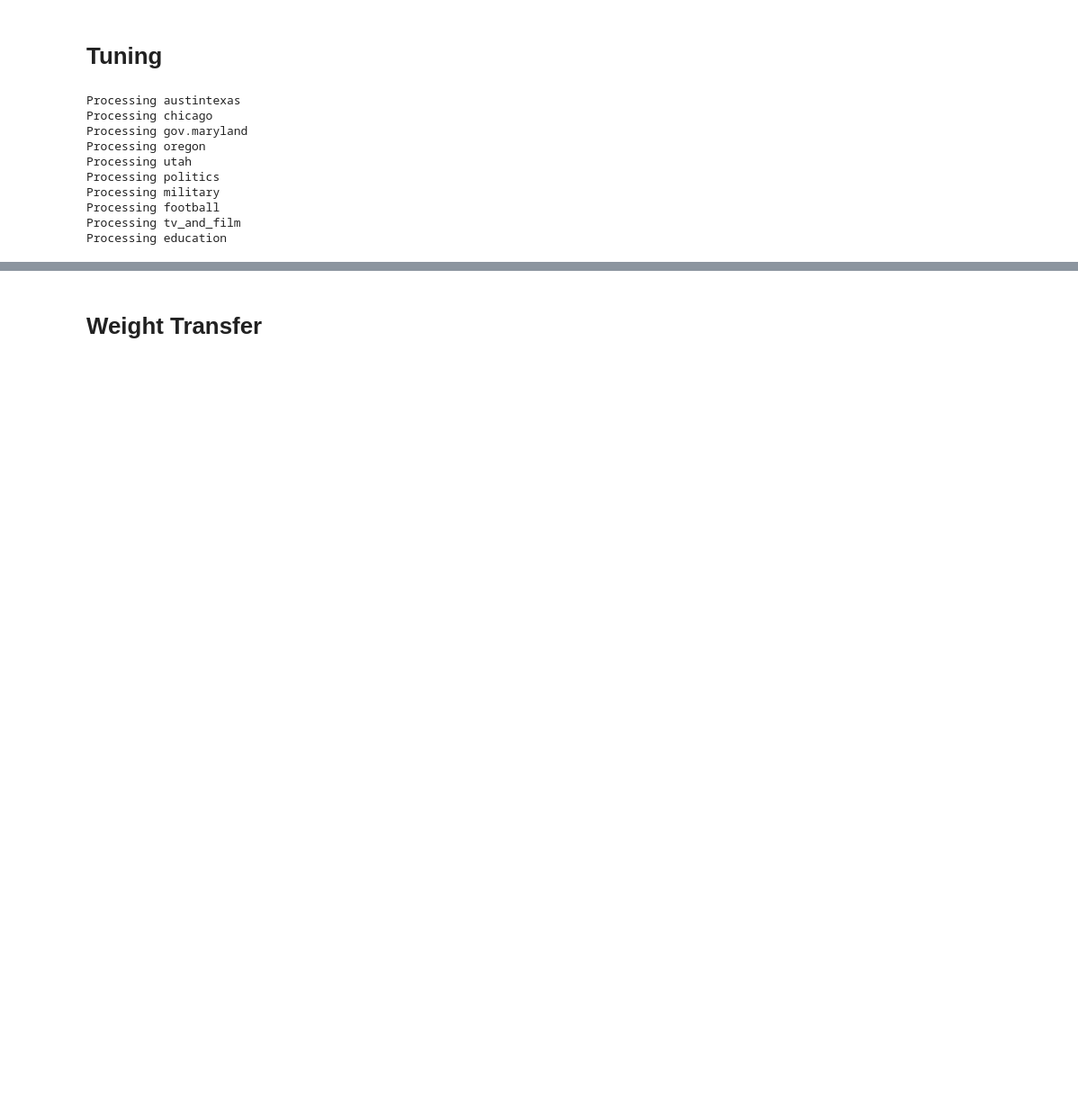
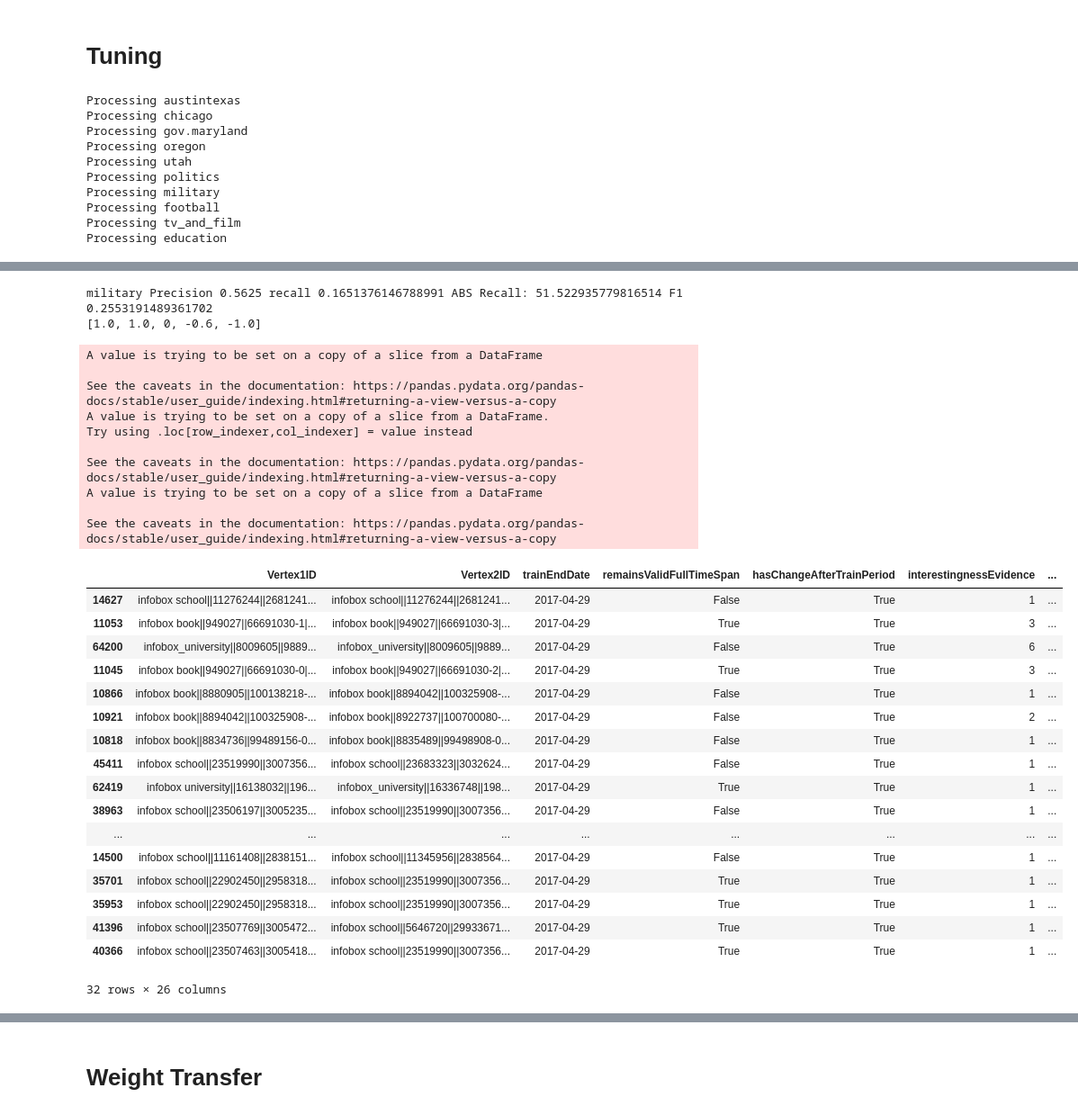
Before and after one commit to leonbornemann/RoleMatchingEvaluation, a Jupyter notebook: General Statistics and Tuning of the Evidence Based Weighting Function.ipynb, the cells around one changed output, grey strips where cells are left out. Shown at 90% size. Drawn from its saved outputs; the diff is of its cells as text; code cells hidden in the pictures; blank space fills up the shorter version.

```diff
--- a/General Statistics and Tuning of the Evidence Based Weighting Function.ipynb
+++ b/General Statistics and Tuning of the Evidence Based Weighting Function.ipynb
@@ -193,0 +227,13 @@ printAndSavePlots(totalAggregateDF,"lol")
+# %%
+y_pred = [0.1,0.2,0.3,0.4,0.5,0.6,0.7,0.8]
+y_test = [False,False,True,False,False,True,True,False]
+targetPrecision = 0.65
+
+precision, recall, thresholds = precision_recall_curve(y_test,y_pred)
+
+def getDF(dfList,name):
+    return list(filter(lambda x: x.iloc[0]['dataset']==name, dfList))[0]
+
+print(precision)
+print(recall)
+print(thresholds)
@@ -303,0 +473,53 @@ Processing education
+# %%
+for name in dfF1['dataset'].unique():
+    thisDF = dfF1[dfF1['dataset']==name]
+    list = thisDF['targetPrecisionPrecision:'].unique()
+    list.sort()
+    print(name,list)
+# %%
+def getDF(dfList,name):
+    return list(filter(lambda x: x.iloc[0]['dataset']==name, dfList))[0]
+# %%
+dsName = "education"
+originalDF = getDF(allDfsFiltered, dsName)
+thisDF = dfF1[dfF1['dataset'] == dsName]
+thisDF.sort_values(by=['targetPrecisionRecall:'],inplace=True,ascending=False)
+bestRow = thisDF.iloc[0]
+print(name,'Precision',bestRow['targetPrecisionPrecision:'],'recall',bestRow['targetPrecisionRecall:'],'ABS Recall:',bestRow['targetPrecisionAbsRecall'],"F1",bestRow['targetPrecisionF1:'])
+weights=[bestRow.strongPositiveWeight,bestRow.weakPositiveWeight,bestRow.neutralWeight,bestRow.weakNegativeWeight,bestRow.strongNegativeWeight]
+originalDF['score'] = createScore(weights,originalDF)
+originalDF.sort_values(by=['score'],inplace=True,ascending=False)
+originalDF = originalDF[originalDF['score'] >= bestRow['targetPrecisionBestThreshold:']]
+print(weights)
+originalDF
+# %% [output]
+military Precision 0.5625 recall 0.1651376146788991 ABS Recall: 51.522935779816514 F1 0.2553191489361702
+[1.0, 1.0, 0, -0.6, -1.0]
+A value is trying to be set on a copy of a slice from a DataFrame
+
+See the caveats in the documentation: https://pandas.pydata.org/pandas-docs/stable/user_guide/indexing.html#returning-a-view-versus-a-copy
+A value is trying to be set on a copy of a slice from a DataFrame.
+Try using .loc[row_indexer,col_indexer] = value instead
+
+See the caveats in the documentation: https://pandas.pydata.org/pandas-docs/stable/user_guide/indexing.html#returning-a-view-versus-a-copy
+A value is trying to be set on a copy of a slice from a DataFrame
+
+See the caveats in the documentation: https://pandas.pydata.org/pandas-docs/stable/user_guide/indexing.html#returning-a-view-versus-a-copy
+|  | Vertex1ID | Vertex2ID | trainEndDate | remainsValidFullTimeSpan | hasChangeAfterTrainPeriod | interestingnessEvidence | ... |
+| 14627 | infobox school||11276244||2681241... | infobox school||11276244||2681241... | 2017-04-29 | False | True | 1 | ... |
+| 11053 | infobox book||949027||66691030-1|... | infobox book||949027||66691030-3|... | 2017-04-29 | True | True | 3 | ... |
+| 64200 | infobox_university||8009605||9889... | infobox_university||8009605||9889... | 2017-04-29 | False | True | 6 | ... |
+| 11045 | infobox book||949027||66691030-0|... | infobox book||949027||66691030-2|... | 2017-04-29 | True | True | 3 | ... |
+| 10866 | infobox book||8880905||100138218-... | infobox book||8894042||100325908-... | 2017-04-29 | False | True | 1 | ... |
+| 10921 | infobox book||8894042||100325908-... | infobox book||8922737||100700080-... | 2017-04-29 | False | True | 2 | ... |
+| 10818 | infobox book||8834736||99489156-0... | infobox book||8835489||99498908-0... | 2017-04-29 | False | True | 1 | ... |
+| 45411 | infobox school||23519990||3007356... | infobox school||23683323||3032624... | 2017-04-29 | False | True | 1 | ... |
+| 62419 | infobox university||16138032||196... | infobox_university||16336748||198... | 2017-04-29 | True | True | 1 | ... |
+| 38963 | infobox school||23506197||3005235... | infobox school||23519990||3007356... | 2017-04-29 | False | True | 1 | ... |
+| ... | ... | ... | ... | ... | ... | ... | ... |
+| 14500 | infobox school||11161408||2838151... | infobox school||11345956||2838564... | 2017-04-29 | False | True | 1 | ... |
+| 35701 | infobox school||22902450||2958318... | infobox school||23519990||3007356... | 2017-04-29 | True | True | 1 | ... |
+| 35953 | infobox school||22902450||2958318... | infobox school||23519990||3007356... | 2017-04-29 | True | True | 1 | ... |
+| 41396 | infobox school||23507769||3005472... | infobox school||5646720||29933671... | 2017-04-29 | True | True | 1 | ... |
+| 40366 | infobox school||23507463||3005418... | infobox school||23519990||3007356... | 2017-04-29 | True | True | 1 | ... |
+32 rows × 26 columns
```
Also changed, not shown: parts of 17 cells of this notebook, 14 other files.
